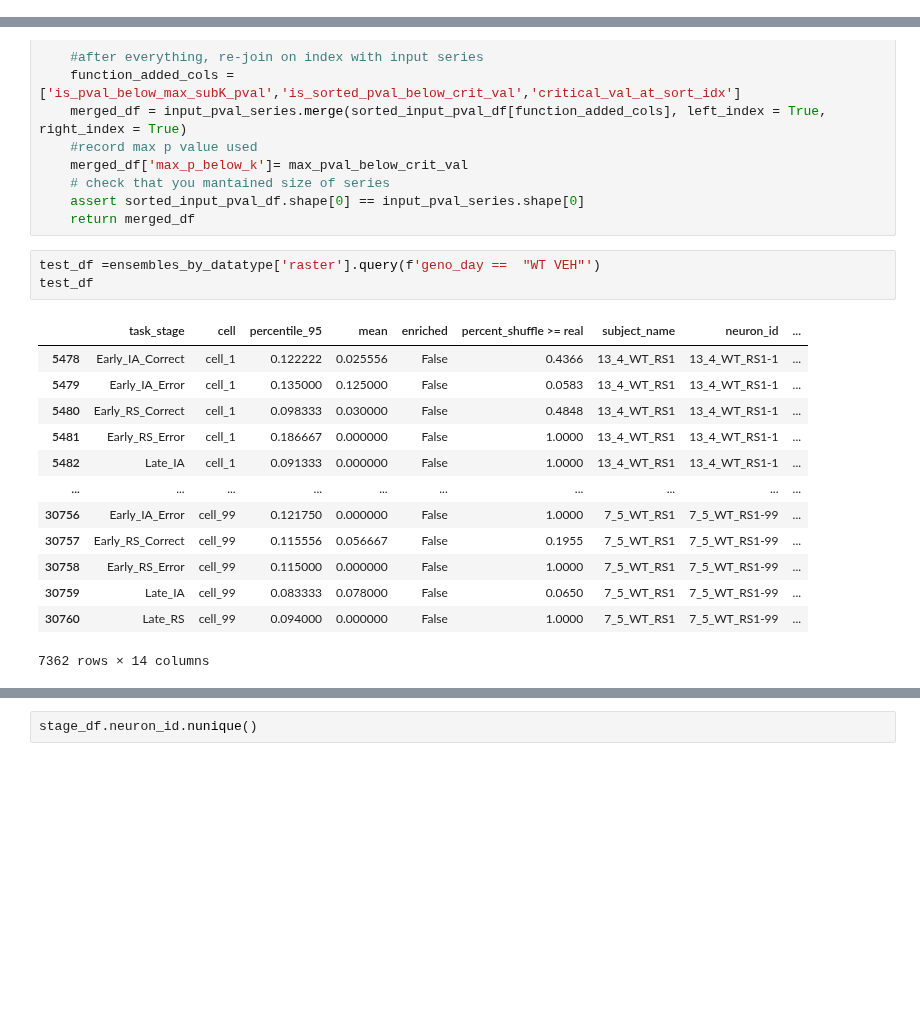
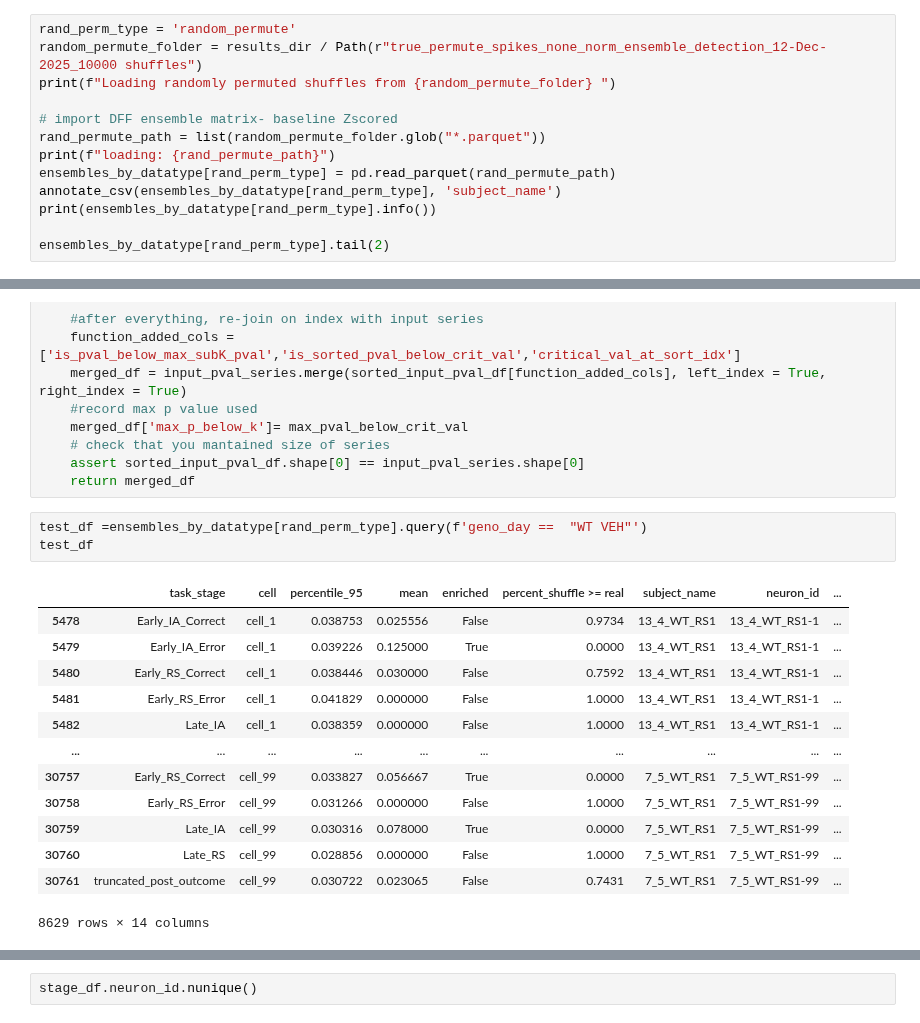
Before and after one commit to cjohnsoncruz/dlx56_mPFC_1p_SohalLab, a Jupyter notebook: code/revisions_Sup Fig1_ensemble_stability_test_v1.ipynb, the cells around one changed output, grey strips where cells are left out. Cells and saved outputs as stored; diff of their text form; blank space fills up the shorter version.

```diff
--- a/code/revisions_Sup Fig1_ensemble_stability_test_v1.ipynb
+++ b/code/revisions_Sup Fig1_ensemble_stability_test_v1.ipynb
@@ -1148,0 +1152,13 @@ fig.tight_layout()
+# %%
+rand_perm_type = 'random_permute'
+random_permute_folder = results_dir / Path(r"true_permute_spikes_none_norm_ensemble_detection_12-Dec-2025_10000 shuffles")
+print(f"Loading randomly permuted shuffles from {random_permute_folder} ")
+
+# import DFF ensemble matrix- baseline Zscored
+rand_permute_path = list(random_permute_folder.glob("*.parquet"))
+print(f"loading: {rand_permute_path}")
+ensembles_by_datatype[rand_perm_type] = pd.read_parquet(rand_permute_path)
+annotate_csv(ensembles_by_datatype[rand_perm_type], 'subject_name')
+print(ensembles_by_datatype[rand_perm_type].info())
+
+ensembles_by_datatype[rand_perm_type].tail(2)
@@ -1266,22 +1303,22 @@ def perform_BH_FDR_on_pvalue_series(input_pval_series: pd.Series,
     assert sorted_input_pval_df.shape[0] == input_pval_series.shape[0]
     return merged_df
 # %%
-test_df =ensembles_by_datatype['raster'].query(f'geno_day ==  "WT VEH"')
+test_df =ensembles_by_datatype[rand_perm_type].query(f'geno_day ==  "WT VEH"')
 test_df
 # %% [output]
 |  | task_stage | cell | percentile_95 | mean | enriched | percent_shuffle >= real | subject_name | neuron_id | ... |
-| 5478 | Early_IA_Correct | cell_1 | 0.122222 | 0.025556 | False | 0.4366 | 13_4_WT_RS1 | 13_4_WT_RS1-1 | ... |
-| 5479 | Early_IA_Error | cell_1 | 0.135000 | 0.125000 | False | 0.0583 | 13_4_WT_RS1 | 13_4_WT_RS1-1 | ... |
-| 5480 | Early_RS_Correct | cell_1 | 0.098333 | 0.030000 | False | 0.4848 | 13_4_WT_RS1 | 13_4_WT_RS1-1 | ... |
-| 5481 | Early_RS_Error | cell_1 | 0.186667 | 0.000000 | False | 1.0000 | 13_4_WT_RS1 | 13_4_WT_RS1-1 | ... |
-| 5482 | Late_IA | cell_1 | 0.091333 | 0.000000 | False | 1.0000 | 13_4_WT_RS1 | 13_4_WT_RS1-1 | ... |
+| 5478 | Early_IA_Correct | cell_1 | 0.038753 | 0.025556 | False | 0.9734 | 13_4_WT_RS1 | 13_4_WT_RS1-1 | ... |
+| 5479 | Early_IA_Error | cell_1 | 0.039226 | 0.125000 | True | 0.0000 | 13_4_WT_RS1 | 13_4_WT_RS1-1 | ... |
+| 5480 | Early_RS_Correct | cell_1 | 0.038446 | 0.030000 | False | 0.7592 | 13_4_WT_RS1 | 13_4_WT_RS1-1 | ... |
+| 5481 | Early_RS_Error | cell_1 | 0.041829 | 0.000000 | False | 1.0000 | 13_4_WT_RS1 | 13_4_WT_RS1-1 | ... |
+| 5482 | Late_IA | cell_1 | 0.038359 | 0.000000 | False | 1.0000 | 13_4_WT_RS1 | 13_4_WT_RS1-1 | ... |
 | ... | ... | ... | ... | ... | ... | ... | ... | ... | ... |
-| 30756 | Early_IA_Error | cell_99 | 0.121750 | 0.000000 | False | 1.0000 | 7_5_WT_RS1 | 7_5_WT_RS1-99 | ... |
-| 30757 | Early_RS_Correct | cell_99 | 0.115556 | 0.056667 | False | 0.1955 | 7_5_WT_RS1 | 7_5_WT_RS1-99 | ... |
-| 30758 | Early_RS_Error | cell_99 | 0.115000 | 0.000000 | False | 1.0000 | 7_5_WT_RS1 | 7_5_WT_RS1-99 | ... |
-| 30759 | Late_IA | cell_99 | 0.083333 | 0.078000 | False | 0.0650 | 7_5_WT_RS1 | 7_5_WT_RS1-99 | ... |
-| 30760 | Late_RS | cell_99 | 0.094000 | 0.000000 | False | 1.0000 | 7_5_WT_RS1 | 7_5_WT_RS1-99 | ... |
+| 30757 | Early_RS_Correct | cell_99 | 0.033827 | 0.056667 | True | 0.0000 | 7_5_WT_RS1 | 7_5_WT_RS1-99 | ... |
+| 30758 | Early_RS_Error | cell_99 | 0.031266 | 0.000000 | False | 1.0000 | 7_5_WT_RS1 | 7_5_WT_RS1-99 | ... |
+| 30759 | Late_IA | cell_99 | 0.030316 | 0.078000 | True | 0.0000 | 7_5_WT_RS1 | 7_5_WT_RS1-99 | ... |
+| 30760 | Late_RS | cell_99 | 0.028856 | 0.000000 | False | 1.0000 | 7_5_WT_RS1 | 7_5_WT_RS1-99 | ... |
+| 30761 | truncated_post_outcome | cell_99 | 0.030722 | 0.023065 | False | 0.7431 | 7_5_WT_RS1 | 7_5_WT_RS1-99 | ... |
-7362 rows × 14 columns
+8629 rows × 14 columns
 # %%
 
 #iterate using FDR by subject on task stage
```
Also changed, not shown: parts of 11 cells of this notebook, 3 other files.
